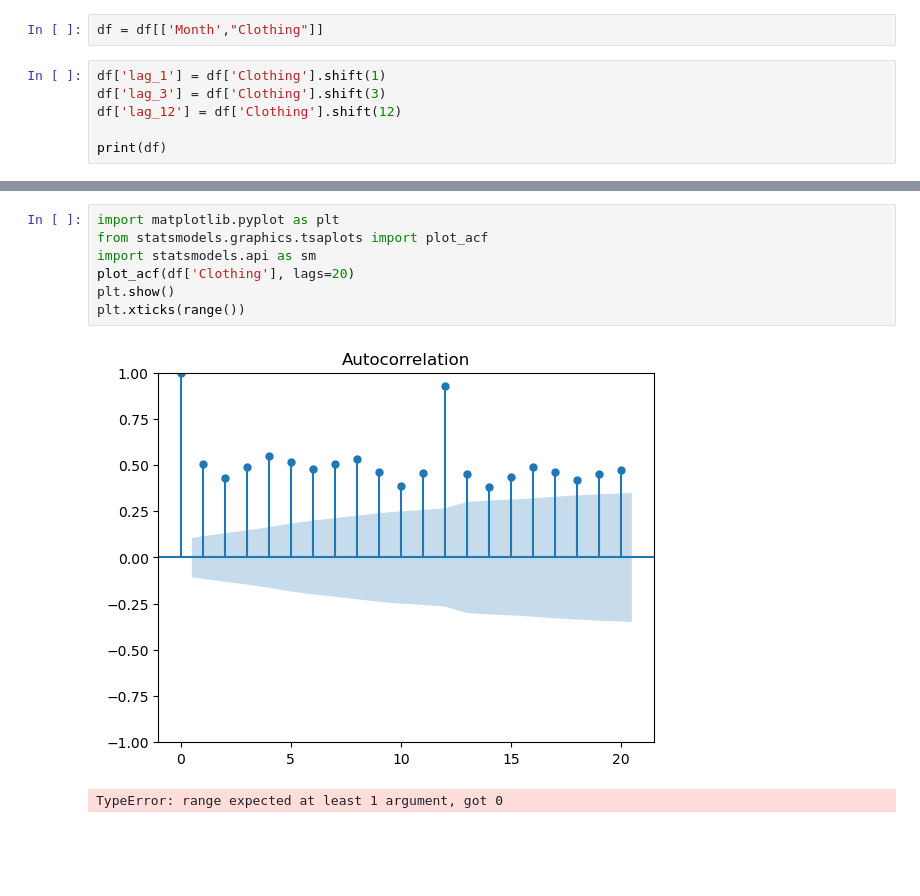
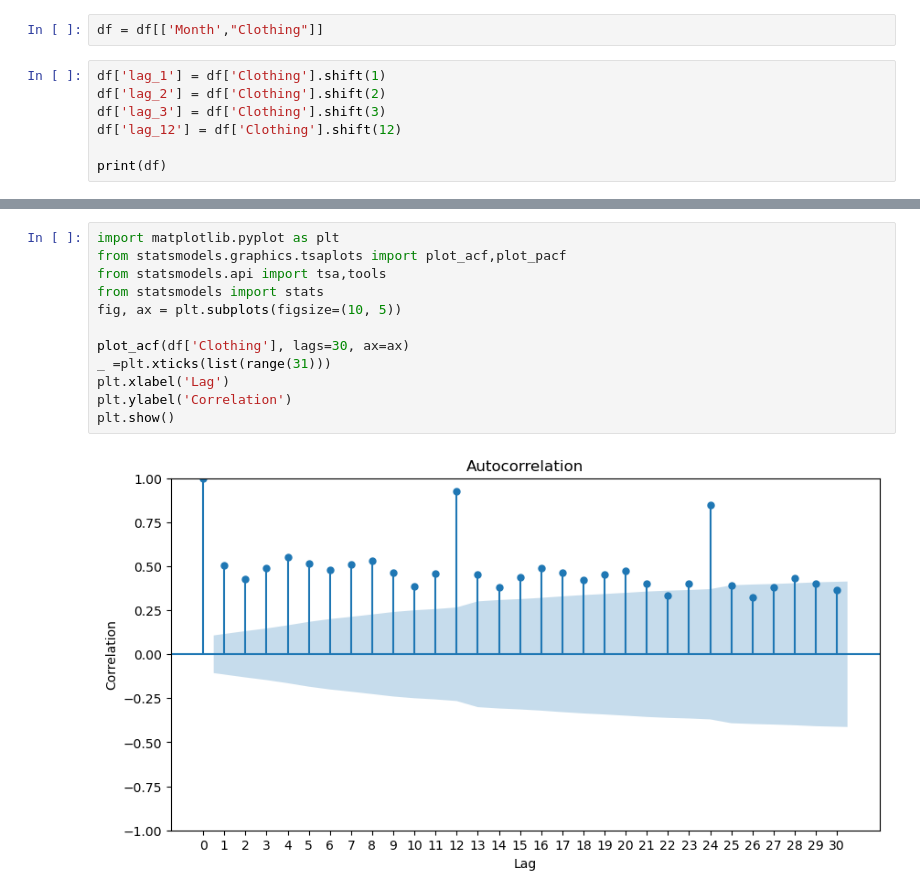
Before and after one commit to lhduc94/timeseries, a Jupyter notebook: notebooks/seasonal.ipynb, the cells around one changed output, grey strips where cells are left out. Cells and saved outputs as stored; diff of their text form; blank space fills up the shorter version.

```diff
--- a/notebooks/seasonal.ipynb
+++ b/notebooks/seasonal.ipynb
@@ -60,6 +57,7 @@ _ = plt.xticks(sorted(['2010-12-01T00:00:00.000000000', '2011-12-01T00:00:00.000
 df = df[['Month',"Clothing"]]
 # %%
 df['lag_1'] = df['Clothing'].shift(1)
+df['lag_2'] = df['Clothing'].shift(2)
 df['lag_3'] = df['Clothing'].shift(3)
 df['lag_12'] = df['Clothing'].shift(12)
 
@@ -119,11 +102,15 @@ df[['Clothing','lag_1']].corr()
 | lag_1 | 0.518296 | 1.000000 |
 # %%
 import matplotlib.pyplot as plt
-from statsmodels.graphics.tsaplots import plot_acf
-import statsmodels.api as sm
-plot_acf(df['Clothing'], lags=20)
+from statsmodels.graphics.tsaplots import plot_acf,plot_pacf
+from statsmodels.api import tsa,tools
+from statsmodels import stats
+fig, ax = plt.subplots(figsize=(10, 5))
+
+plot_acf(df['Clothing'], lags=30, ax=ax)
+_ =plt.xticks(list(range(31)))
+plt.xlabel('Lag')
+plt.ylabel('Correlation')
 plt.show()
-plt.xticks(range())
 # %% [output]
-[figure, old version]
+[figure, new version]
-TypeError: range expected at least 1 argument, got 0
```
Also changed, not shown: parts of 24 cells of this notebook, 9 other files.
